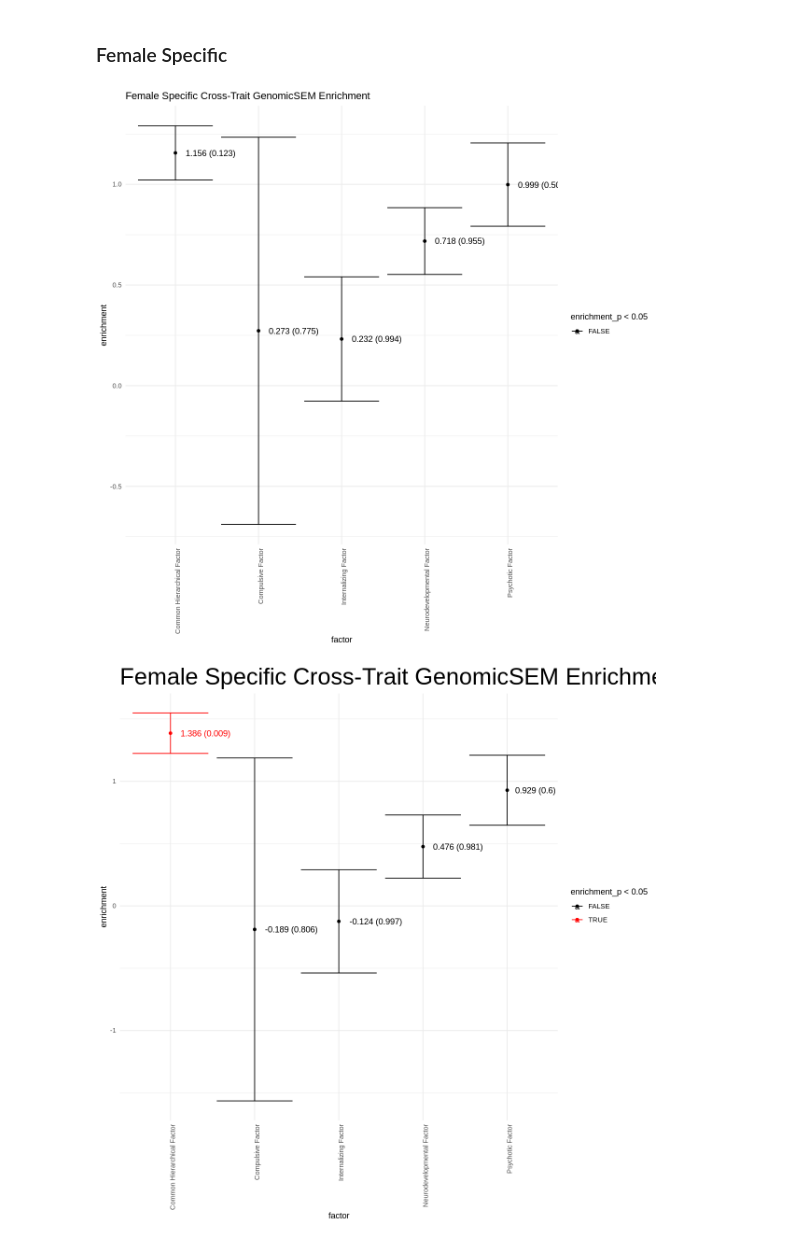
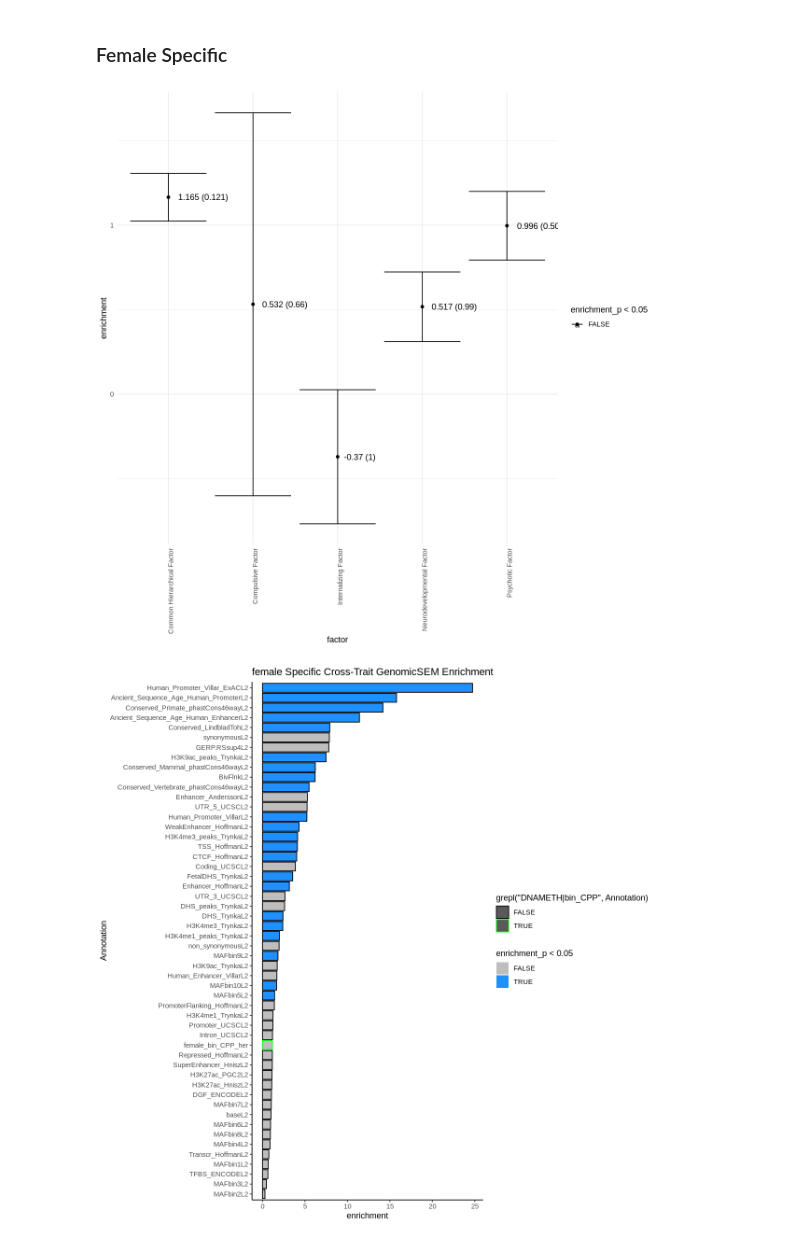
Before and after one commit to wilcas/sex_specific_mQTL, a Jupyter notebook: delahaye_mQTL_analyses/genomic_SEM.ipynb, the cells around one changed output. Saved outputs shown, nothing was run; the diff lists cells and outputs as text; code cells hidden in the pictures.

```diff
--- a/delahaye_mQTL_analyses/genomic_SEM.ipynb
+++ b/delahaye_mQTL_analyses/genomic_SEM.ipynb
@@ -503,5 +467,5 @@ enrich_marginal_anx<- enrich(s_covstruc = s_covstruc,model = hierarchical_model_
 # %%
-plot_genomicSEM <- function(enrichments,annotation_labels,factor_name,param,annot=83){
+plot_genomicSEM <- function(enrichments,annotation_labels,factor_name,param,annot=52){
     df <- data.frame(
         enrichment= unlist(sapply(enrichments, function(struct) struct[[param]][annot,]$Enrichment)),
         se = unlist(sapply(enrichments, function(struct) struct[[param]][annot,]$Enrichment_SE)),
@@ -565,5 +529,5 @@ plot_factors(enrich_marginal_anx, enrich_sex_interaction_anx)
 # %%
-df_genomicSEM <- function(enrichments,annotation_labels,factor_name,param,annot=83){
+df_genomicSEM <- function(enrichments,annotation_labels,factor_name,param,annot=52){
     df <- data.frame(
         enrichment= unlist(sapply(enrichments, function(struct) struct[[param]][annot,]$Enrichment)),
         se = unlist(sapply(enrichments, function(struct) struct[[param]][annot,]$Enrichment_SE)),
@@ -790,7 +754,7 @@ j > 0.01
 ANX~~k*ANX
 k > 0.01
 "
-df_genomicSEM <- function(enrichments,annotation_labels,factor_name,param,annot=83){
+df_genomicSEM <- function(enrichments,annotation_labels,factor_name,param,annot=52){
     df <- data.frame(
         enrichment= unlist(sapply(enrichments, function(struct) struct[[param]][annot,]$Enrichment)),
         se = unlist(sapply(enrichments, function(struct) struct[[param]][annot,]$Enrichment_SE)),
@@ -805,7 +769,7 @@ std.lv <- TRUE
 df_enrich_from_struct <- function(s_covstruc,annotation_label,param_name,param){
     enrich_struct <- enrich(s_covstruc = s_covstruc,model = hierarchical_model,params=params,std.lv = std.lv)
     out <- mclapply(
-        1:83,
+        1:52,
         function(x){
            df_genomicSEM(
                list(enrich_struct),
@@ -818,7 +782,7 @@ df_enrich_from_struct <- function(s_covstruc,annotation_label,param_name,param){
         mc.cores = round(detectCores() / 2)
     )
     name_vec <- enrich_struct[[1]]$Annotation
-    name_vec[83] <- annotation_label
+    name_vec[52] <- annotation_label
     names(out) <- name_vec
     to_plot <- rbindlist(out, idcol="Annotation" )
     to_plot$Annotation <- factor(to_plot$Annotation, levels =to_plot[group == group[1]][order(enrichment)]$Annotation)
@@ -929,52 +892,49 @@ if(file.exists("female_specific_enrich_bin_CPP.RDS")){
 # %%
 rbindlist(female_enrich_bin_CPP) %>%
     filter(Annotation == group) %>%
         ggplot(
             aes(
                 factor,
                 enrichment,
                 ymin=enrichment - se,
                 ymax = enrichment +se,
                 color = enrichment_p < 0.05,
                 label = glue("{round(enrichment,3)} ({round(enrichment_p,3)})")
             )
         )+
-            geom_text(hjust=-0.2)+
+            geom_text(hjust=-.2)+
             geom_point() +
             geom_errorbar()+
-            ggtitle("Female Specific Cross-Trait GenomicSEM Enrichment")+
             scale_color_manual(values= c("black","red"))+
             theme_minimal()+
             theme(axis.text.x=element_text(angle=90,hjust=1,vjust=1))
-rbindlist(female_specific_enrich_bin_CPP) %>%
-    filter(Annotation == group) %>%
-        ggplot(
-            aes(
-                factor,
-                enrichment,
-                ymin=enrichment - se,
-                ymax = enrichment +se,
-                color = enrichment_p < 0.05,
-                label = glue("{round(enrichment,3)} ({round(enrichment_p,3)})")
-            )
-        )+
-            geom_text(hjust=-0.2)+
-            geom_point() +
-            geom_errorbar()+
-            ggtitle("Female Specific Cross-Trait GenomicSEM Enrichment")+
-
-            scale_color_manual(values= c("black","red"))+
-            theme_minimal()+
-            theme(axis.text.x=element_text(angle=90,hjust=1,vjust=1),plot.title = element_text(size = 30))
-options(repr.plot.width=10,repr.plot.height=10)
-female_specific_enrich_bin_CPP[[5]] %>% mutate(Annotation=fct_reorder(Annotation, enrichment)) %>%
+# rbindlist(female_specific_enrich_bin_CPP) %>%
+#     filter(Annotation == group) %>%
+#         ggplot(
+#             aes(
+#                 factor,
+#                 enrichment,
+#                 ymin=enrichment - se,
+#                 ymax = enrichment +se,
+#                 color = enrichment_p < 0.05,
+#                 label = glue("{round(enrichment,3)} ({round(enrichment_p,3)})")
+#             )
+#         )+
+#             geom_text(hjust=-.2)+
+#             geom_point() +
+#             geom_errorbar()+
+#             ggtitle("female Specific Cross-Trait GenomicSEM Enrichment")+
+#             scale_color_manual(values= c("black","red"))+
+#             theme_minimal()+
+#             theme(axis.text.x=element_text(angle=90,hjust=1,vjust=1),plot.title = element_text(size = 30))
+female_enrich_bin_CPP[[5]] %>% mutate(Annotation=fct_reorder(Annotation, enrichment)) %>%
     ggplot(aes(Annotation, enrichment, color = grepl("DNAMETH|bin_CPP",Annotation),fill=enrichment_p < 0.05)) +
         geom_col() +
         theme_classic() +
         coord_flip() +
-        ggtitle("Female Specific Cross-Trait GenomicSEM Enrichment")+
+        ggtitle("female Specific Cross-Trait GenomicSEM Enrichment")+
         scale_color_manual(values=c("black","green")) +
         scale_fill_manual(values=c("gray","dodgerblue"))
 # %% [output]
-[figure, old version]
+[figure, new version]
-[figure, old version]
+[figure, new version]
```
Also changed, not shown: parts of 19 cells of this notebook, 3 other files.
